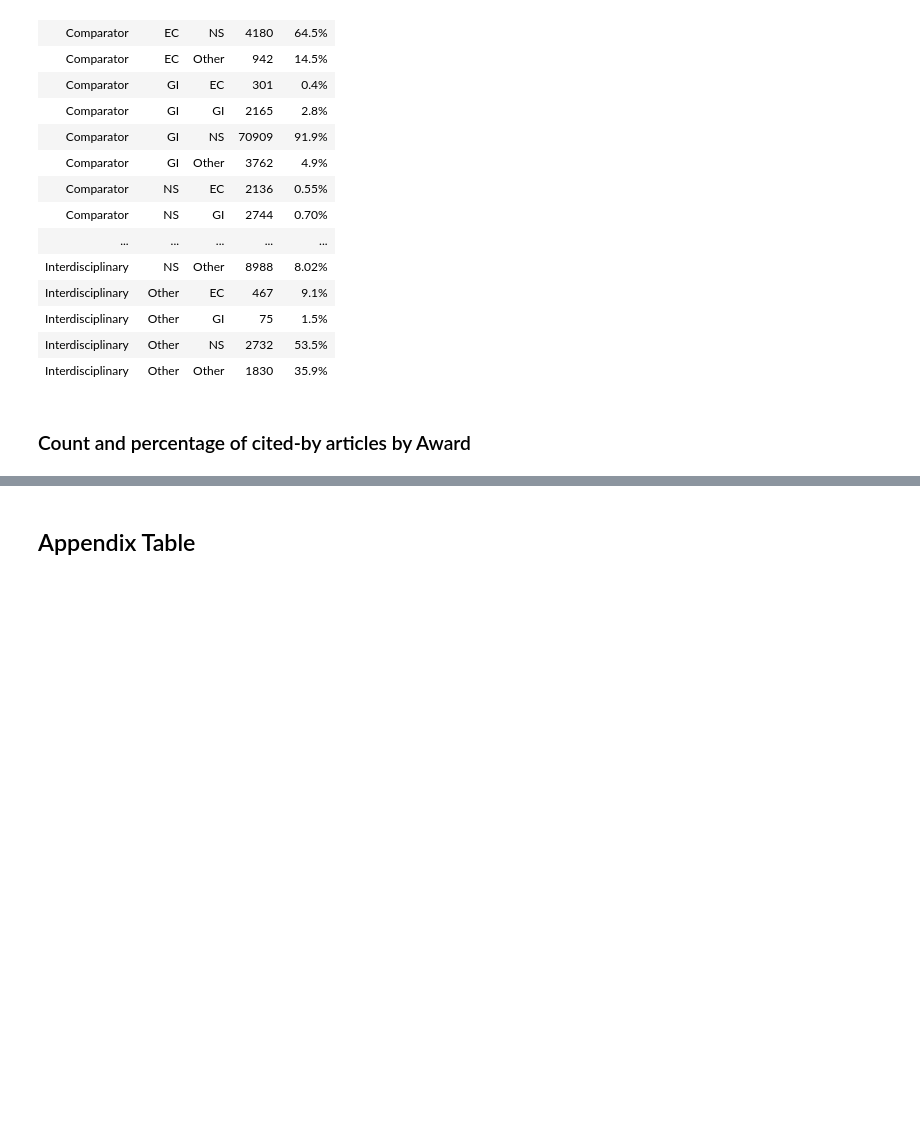
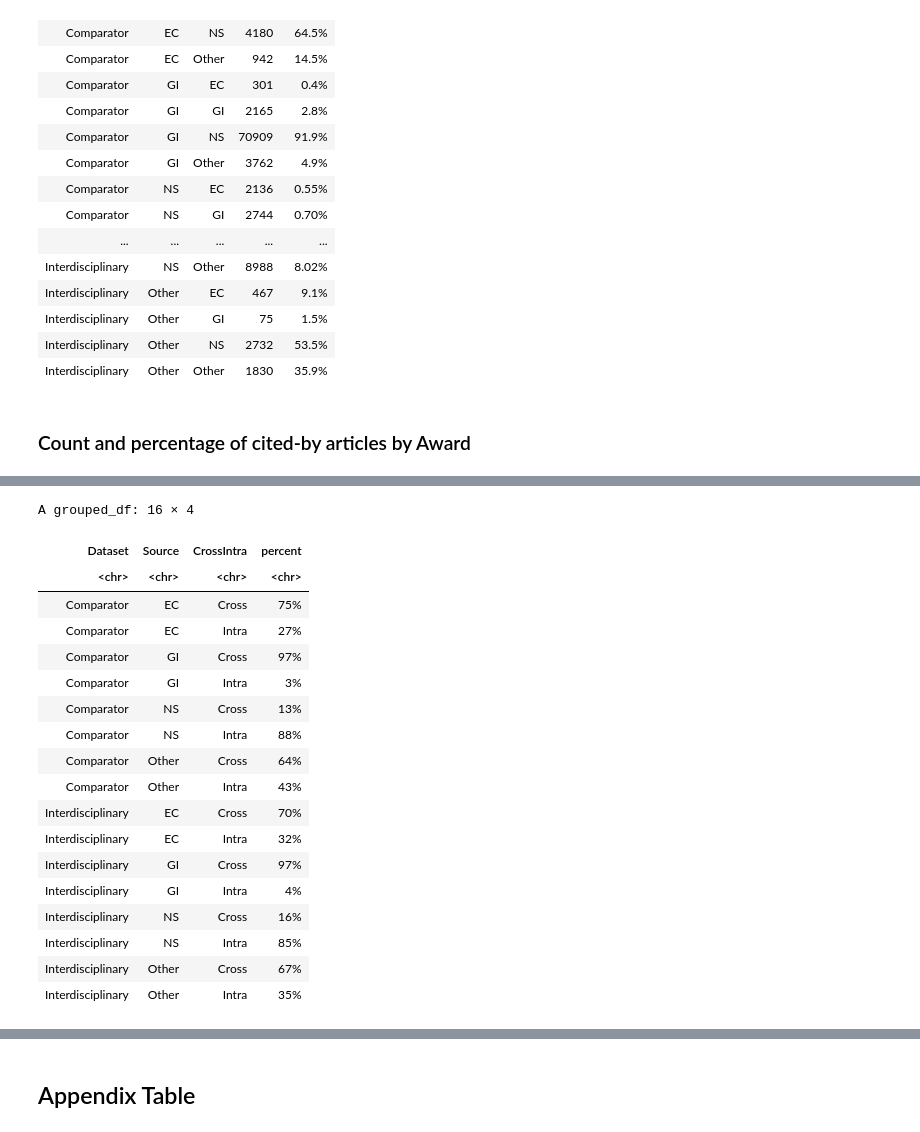
Before and after one commit to peihua-chen/high_quality_interdisciplinary_research, a Jupyter notebook: Scripts/Data_Analysis_v1.ipynb, the cells around one changed output, grey strips where cells are left out. Saved outputs shown, nothing was run; the diff lists cells and outputs as text; code cells hidden in the pictures; blank space fills up the shorter version.

```diff
--- a/Scripts/Data_Analysis_v1.ipynb
+++ b/Scripts/Data_Analysis_v1.ipynb
@@ -808 +808,27 @@ A grouped_df: 4 × 3
 | Interdisciplinary | Intra | 76% |
+# %%
+award %>% group_by(Dataset, award_id, Source, CrossIntra) %>%
+    summarize(percentage = n(), .groups='drop_last') %>%
+    mutate(percentage = percentage/sum(percentage)) %>%
+    ungroup(award_id) %>% group_by(Dataset, Source, CrossIntra) %>%
+    summarize(percent = percent(mean(percentage)), .groups='drop_last')
+# %% [output]
+A grouped_df: 16 × 4
+| Dataset | Source | CrossIntra | percent |
+| <chr> | <chr> | <chr> | <chr> |
+| Comparator | EC | Cross | 75% |
+| Comparator | EC | Intra | 27% |
+| Comparator | GI | Cross | 97% |
+| Comparator | GI | Intra | 3% |
+| Comparator | NS | Cross | 13% |
+| Comparator | NS | Intra | 88% |
+| Comparator | Other | Cross | 64% |
+| Comparator | Other | Intra | 43% |
+| Interdisciplinary | EC | Cross | 70% |
+| Interdisciplinary | EC | Intra | 32% |
+| Interdisciplinary | GI | Cross | 97% |
+| Interdisciplinary | GI | Intra | 4% |
+| Interdisciplinary | NS | Cross | 16% |
+| Interdisciplinary | NS | Intra | 85% |
+| Interdisciplinary | Other | Cross | 67% |
+| Interdisciplinary | Other | Intra | 35% |
```
Also changed, not shown: parts of 2 cells of this notebook.
